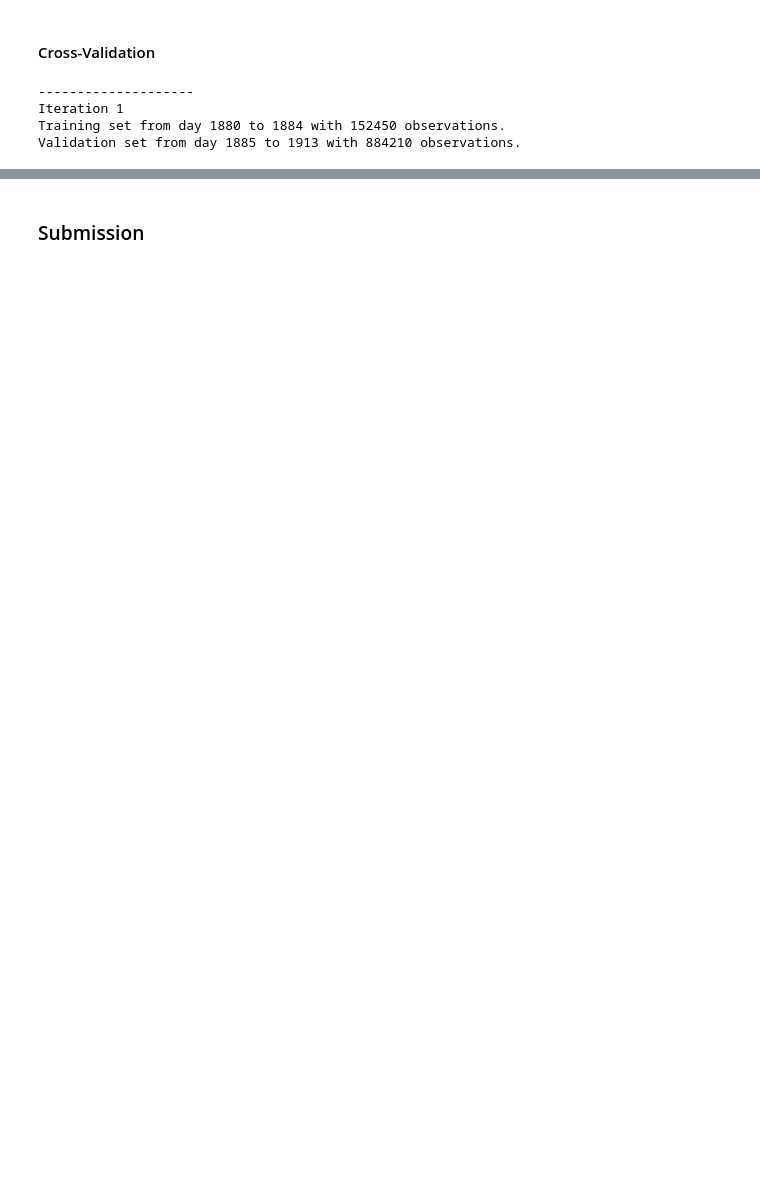
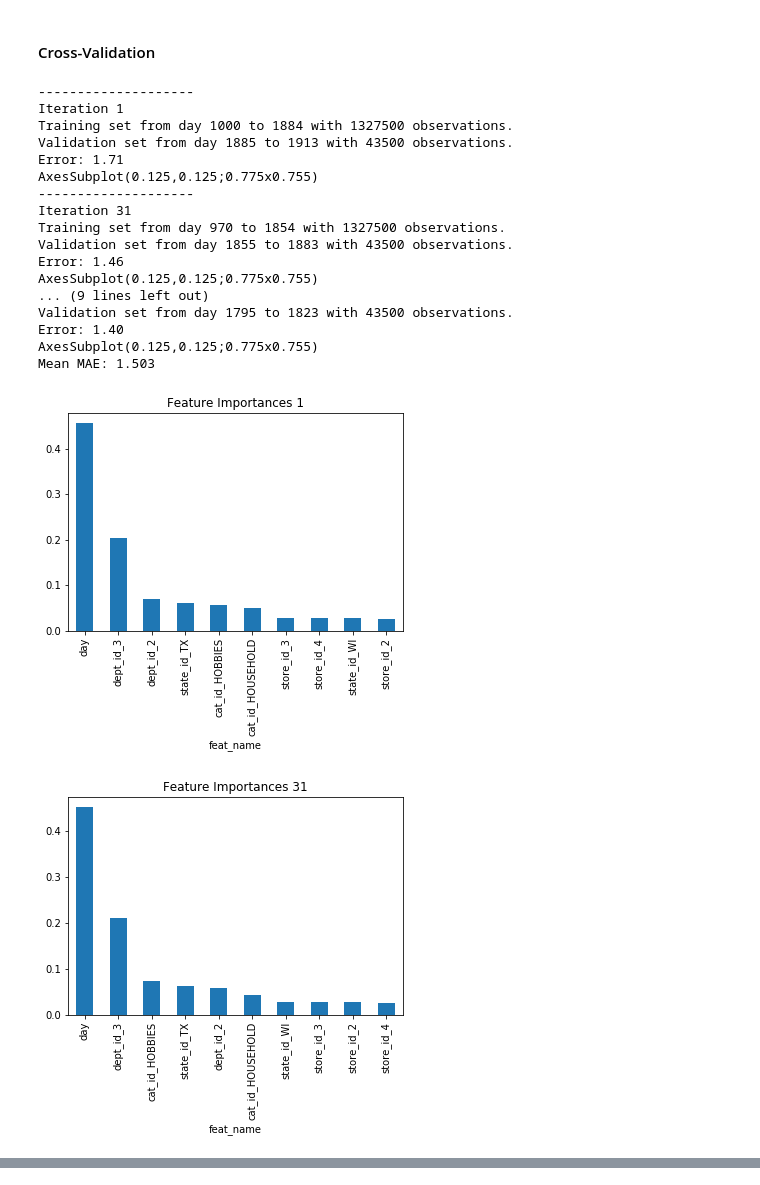
Before and after one commit to NoeFischer/m5_forecasting, a Jupyter notebook: notebooks/1_baseline.ipynb, the cells around one changed output, grey strips where cells are left out. Cells and saved outputs as stored; diff of their text form; code cells hidden in the pictures; blank space fills up the shorter version.

```diff
--- a/notebooks/1_baseline.ipynb
+++ b/notebooks/1_baseline.ipynb
@@ -105,24 +72,40 @@ sales_rf_ft_oh = pd.concat([cat_vars_oh, other_vars], axis=1); sales_rf_ft_oh.he
 # %%
 mae_list = []
 for n_iter in range(0, 91, 30):
     print(20*'-')
     print(f'Iteration {n_iter+1}')
     # Create split
-    train_x, train_y, val_x, val_y = train_val_set(sales_rf_ft_oh, 'day', 28,
-                                                   n_iter, 1500, 'sales')
+    train_x, train_y, val_x, val_y = train_val_set(
+        sales_rf_ft_oh, 'day', 28, n_iter, 1000, 'sales')
     # Train model
-    rf = RandomForestRegressor(n_estimators=10, n_jobs=-1).fit(train_x, train_y)
+    rf = RandomForestRegressor(
+        n_estimators=100, n_jobs=-1, random_state=42).fit(train_x, train_y)
     # Predict
     pred_y = rf.predict(val_x)
     # Evaluate
     mae = mean_absolute_error(val_y, pred_y)
     print(f'Error: {mae:.2f}')
     mae_list.append(mae)
-
+# Mean error
 mean_mae = np.mean(mae_list)
 print(f'Mean MAE: {mean_mae:.3f}')
 # %% [output]
 --------------------
 Iteration 1
-Training set from day 1880 to 1884 with 152450 observations.
-Validation set from day 1885 to 1913 with 884210 observations.
+Training set from day 1000 to 1884 with 1327500 observations.
+Validation set from day 1885 to 1913 with 43500 observations.
+Error: 1.71
+AxesSubplot(0.125,0.125;0.775x0.755)
+--------------------
+Iteration 31
+Training set from day 970 to 1854 with 1327500 observations.
+Validation set from day 1855 to 1883 with 43500 observations.
+Error: 1.46
+AxesSubplot(0.125,0.125;0.775x0.755)
+... (9 lines left out)
+Validation set from day 1795 to 1823 with 43500 observations.
+Error: 1.40
+AxesSubplot(0.125,0.125;0.775x0.755)
+Mean MAE: 1.503
+[figure, added]
+[figure, added]
@@ -129,2 +113,0 @@ Validation set from day 1885 to 1913 with 884210 observations.
-# %% [markdown]
-### Submission
```
Also changed, not shown: parts of 18 cells of this notebook, 4 other files.
